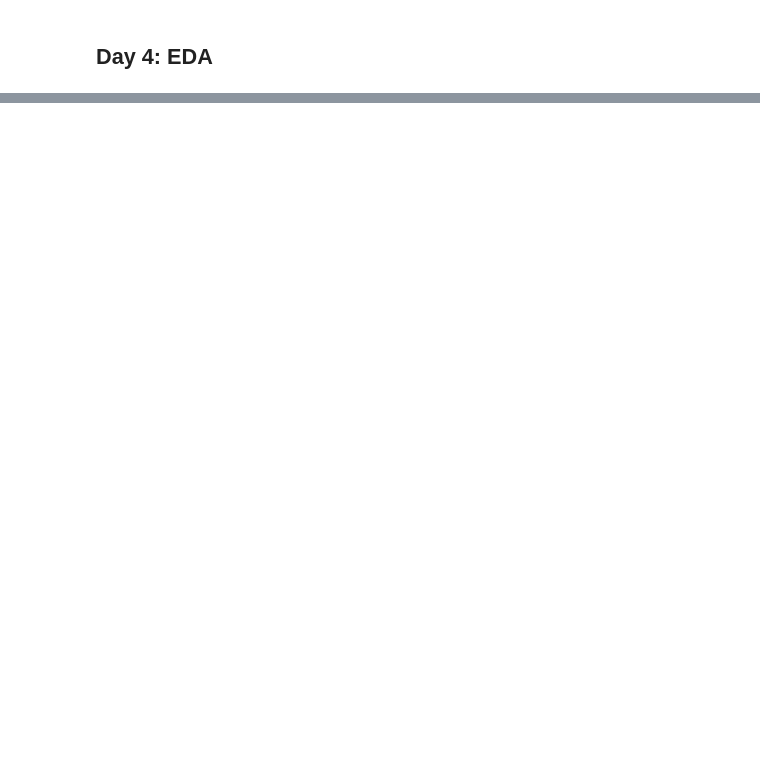
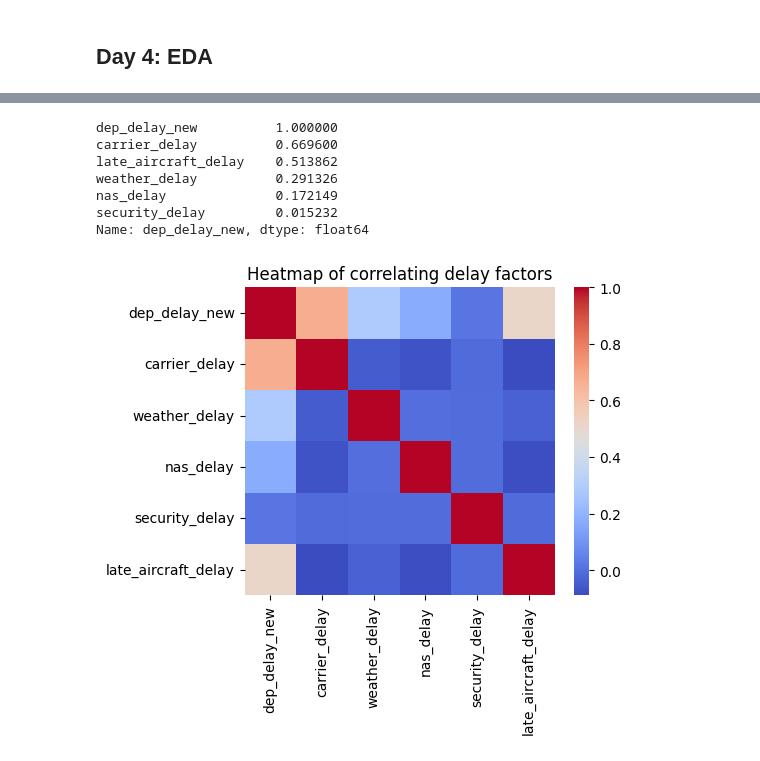
Before and after one commit to mndenyi01/airline_delay-ml, a Jupyter notebook: notebooks/04_eda.ipynb, the cells around one changed output, grey strips where cells are left out. Saved outputs shown, nothing was run; the diff lists cells and outputs as text; code cells hidden in the pictures; blank space fills up the shorter version.

```diff
--- a/notebooks/04_eda.ipynb
+++ b/notebooks/04_eda.ipynb
@@ -39,0 +43,4 @@ print(f"On-time: {pct_on_time:.1f}%, Delayed: {pct_delayed:.1f}%")
+# %%
+# Filtering the dataset where a delay occurs
+delayed_df = df[df["is_delay"] == 1]
+delayed_df.shape
@@ -39,0 +54,6 @@ print(f"On-time: {pct_on_time:.1f}%, Delayed: {pct_delayed:.1f}%")
+# %%
+# dropping feature non-needed for eda
+labels_drop = ['op_unique_carrier','origin_airport_id','origin','dest_airport_id','dest','dep_delay'
+               ,'arr_delay', 'arr_delay_new','source_file','is_delay','year','month','day','day_of_week','is_weekend']
+eda_df = delayed_df.drop(columns=labels_drop, axis=1)
+eda_df.head()
@@ -39,0 +67,20 @@ print(f"On-time: {pct_on_time:.1f}%, Delayed: {pct_delayed:.1f}%")
+# %%
+# heatmap of the most features correlating with delay occurence
+corr = eda_df.corr(numeric_only=True) # numerical only to exclude the date
+
+plt.figure(figsize=(5, 4))
+sns.heatmap(corr, cmap="coolwarm")
+plt.title("Heatmap of correlating delay factors")
+plt.show
+
+# Top factors that correlate with delays
+corr["dep_delay_new"].sort_values(ascending=False).head(10)
+# %% [output]
+dep_delay_new          1.000000
+carrier_delay          0.669600
+late_aircraft_delay    0.513862
+weather_delay          0.291326
+nas_delay              0.172149
+security_delay         0.015232
+Name: dep_delay_new, dtype: float64
+[figure, added]
```
Also changed, not shown: parts of 11 cells of this notebook, 1 other file.
